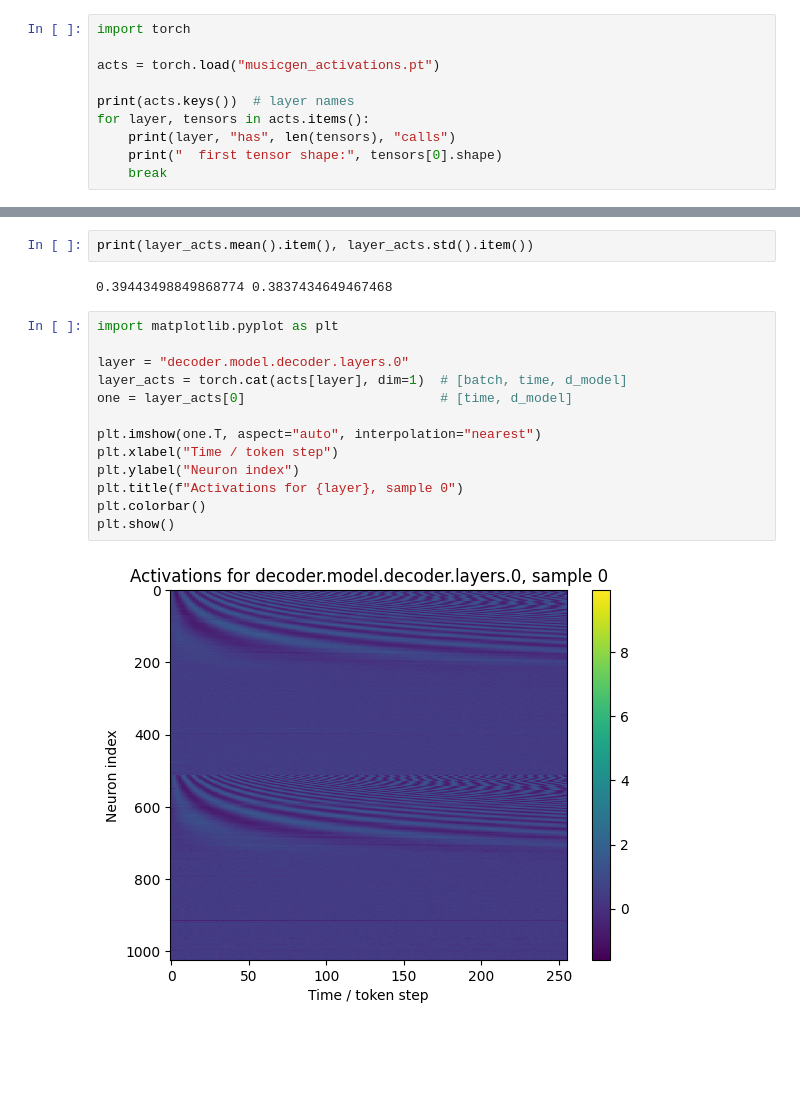
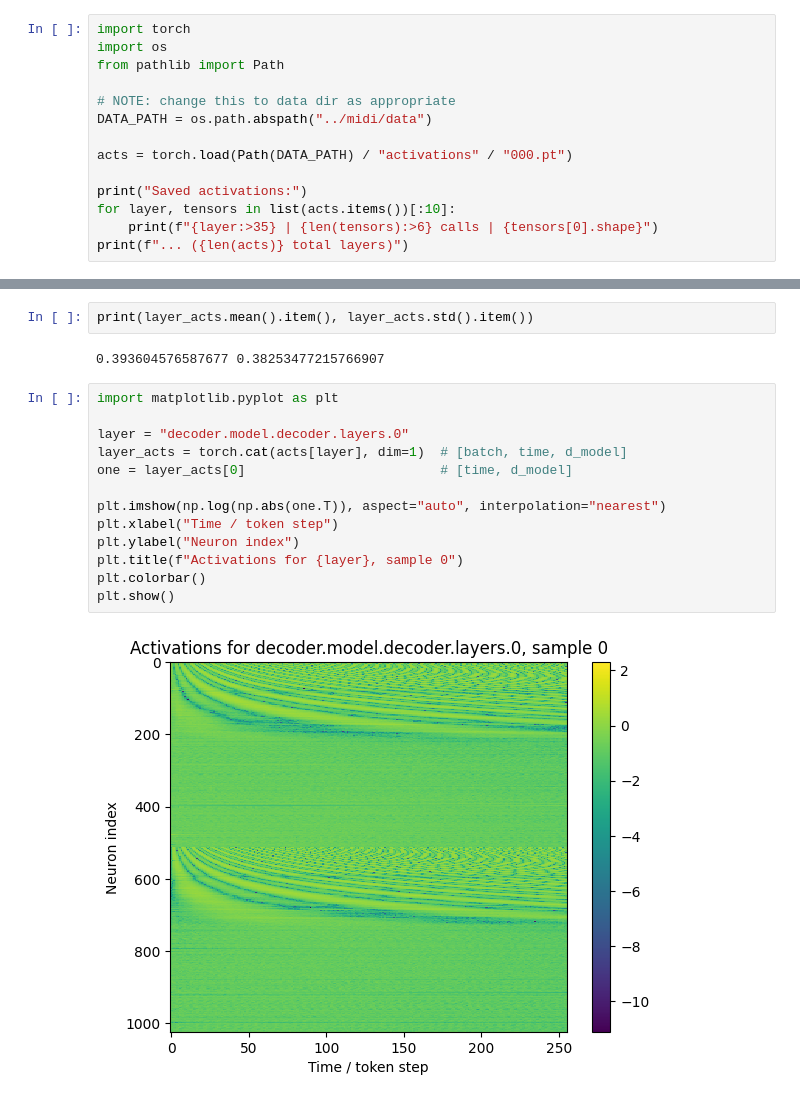
Before and after one commit to womogenes/musicgen-interp, a Jupyter notebook: notebooks/analyze_activations.ipynb, the cells around one changed output, grey strips where cells are left out. Saved outputs shown, nothing was run; the diff lists cells and outputs as text; blank space fills up the shorter version.

```diff
--- a/notebooks/analyze_activations.ipynb
+++ b/notebooks/analyze_activations.ipynb
@@ -1,11 +1,15 @@
 # %%
 import torch
+import os
+from pathlib import Path
 
-acts = torch.load("musicgen_activations.pt")
+# NOTE: change this to data dir as appropriate
+DATA_PATH = os.path.abspath("../midi/data")
 
-print(acts.keys())  # layer names
-for layer, tensors in acts.items():
-    print(layer, "has", len(tensors), "calls")
-    print("  first tensor shape:", tensors[0].shape)
-    break
+acts = torch.load(Path(DATA_PATH) / "activations" / "000.pt")
+
+print("Saved activations:")
+for layer, tensors in list(acts.items())[:10]:
+    print(f"{layer:>35} | {len(tensors):>6} calls | {tensors[0].shape}")
+print(f"... ({len(acts)} total layers)")
 # %% [output]
@@ -44,19 +37,19 @@ torch.Size([4, 256, 1024])
 # %%
 print(layer_acts.mean().item(), layer_acts.std().item())
 # %% [output]
-0.39443498849868774 0.3837434649467468
+0.393604576587677 0.38253477215766907
 # %%
 import matplotlib.pyplot as plt
 
 layer = "decoder.model.decoder.layers.0"
 layer_acts = torch.cat(acts[layer], dim=1)  # [batch, time, d_model]
 one = layer_acts[0]                         # [time, d_model]
 
-plt.imshow(one.T, aspect="auto", interpolation="nearest")
+plt.imshow(np.log(np.abs(one.T)), aspect="auto", interpolation="nearest")
 plt.xlabel("Time / token step")
 plt.ylabel("Neuron index")
 plt.title(f"Activations for {layer}, sample 0")
 plt.colorbar()
 plt.show()
 # %% [output]
-[figure, old version]
+[figure, new version]
```
Also changed, not shown: parts of 3 cells of this notebook, 1 other file.
